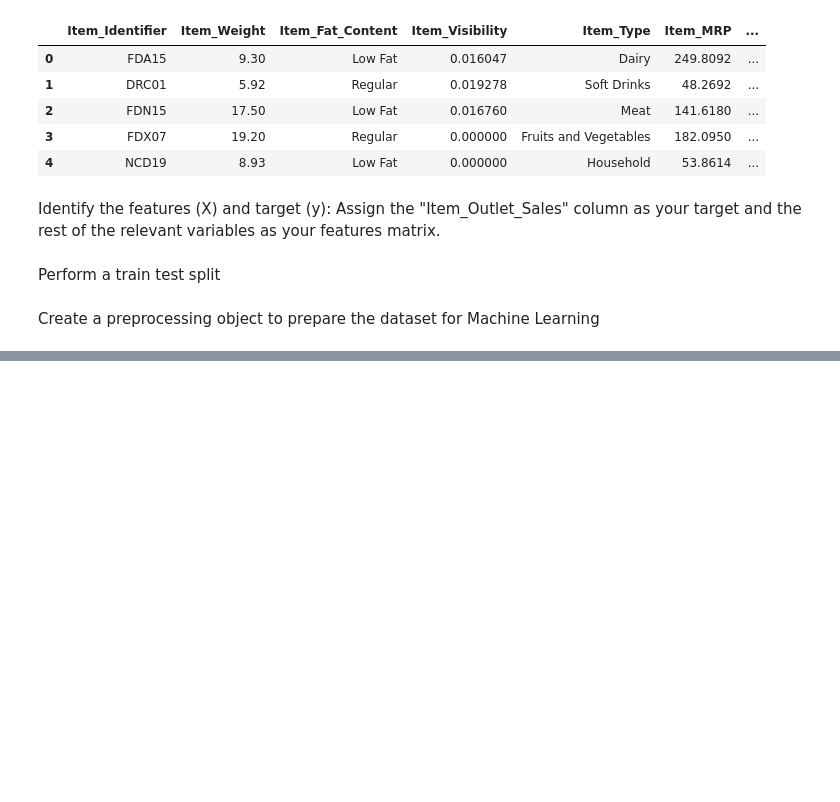
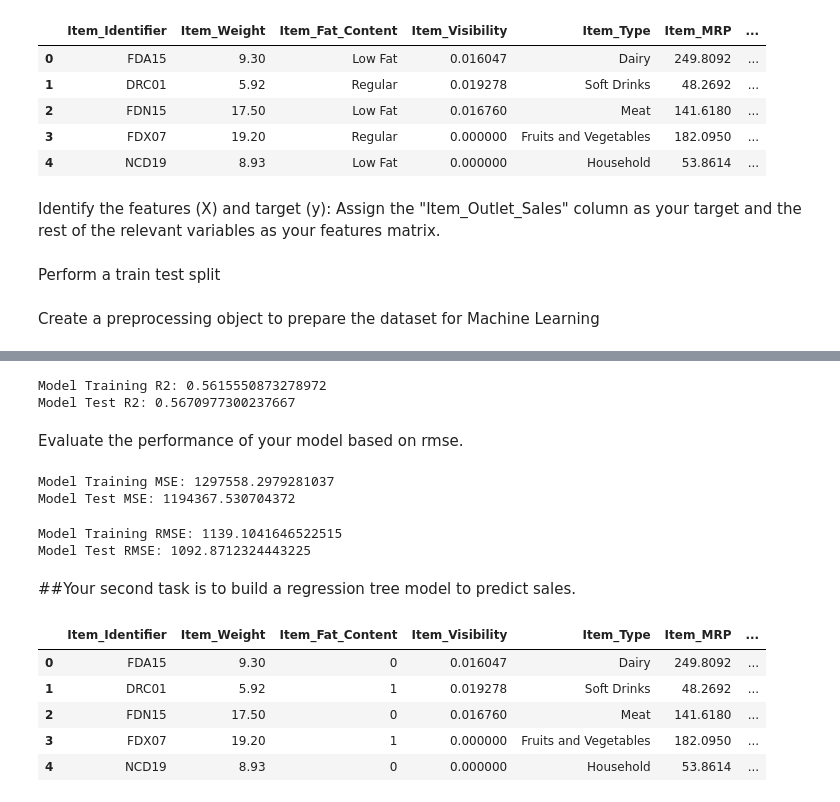
Before and after one commit to MichaelArthur224/Sales_Predictions, a Jupyter notebook: ML_Sales.ipynb, the cells around one changed output, grey strips where cells are left out. Saved outputs shown, nothing was run; the diff lists cells and outputs as text; code cells hidden in the pictures; blank space fills up the shorter version.

```diff
--- a/ML_Sales.ipynb
+++ b/ML_Sales.ipynb
@@ -13,15 +20,15 @@ Input Data
 df = pd.read_csv('/content/drive/MyDrive/sales_predictions.csv')
 # %%
 #dropping empty data
-df.dropna(subset = ['Item_Weight'], inplace=False)
+df.drop(columns = 'Item_Weight')
 #fix inconsistencies
 df['Item_Fat_Content'] = df['Item_Fat_Content'].replace('LF', 'Low Fat')
 df['Item_Fat_Content'] = df['Item_Fat_Content'].replace('reg', 'Regular')
 df['Item_Fat_Content'] = df['Item_Fat_Content'].replace('low fat', 'Low Fat')
 # %%
 #make copy
-og_df = df
-df.head()
+ml_df = df.copy()
+ml_df.head()
 # %% [output]
 |  | Item_Identifier | Item_Weight | Item_Fat_Content | Item_Visibility | Item_Type | Item_MRP | ... |
 | 0 | FDA15 | 9.30 | Low Fat | 0.016047 | Dairy | 249.8092 | ... |
@@ -87,0 +151,40 @@ train_ohe
+# %%
+train_r2 = r2_score(y_train, training_predictions)
+test_r2 = r2_score(y_test, test_predictions)
+
+print(f'Model Training R2: {train_r2}')
+print(f'Model Test R2: {test_r2}')
+# %% [output]
+Model Training R2: 0.5615550873278972
+Model Test R2: 0.5670977300237667
+# %% [markdown]
+Evaluate the performance of your model based on rmse.
+# %%
+train_mse = mean_squared_error(y_train, training_predictions)
+test_mse = mean_squared_error(y_test, test_predictions)
+
+print(f'Model Training MSE: {train_mse}')
+print(f'Model Test MSE: {test_mse}')
+# %% [output]
+Model Training MSE: 1297558.2979281037
+Model Test MSE: 1194367.530704372
+# %%
+train_rmse = np.sqrt(train_mse)
+test_rmse = np.sqrt(test_mse)
+
+print(f'Model Training RMSE: {train_rmse}')
+print(f'Model Test RMSE: {test_rmse}')
+# %% [output]
+Model Training RMSE: 1139.1041646522515
+Model Test RMSE: 1092.8712324443225
+# %% [markdown]
+##Your second task is to build a regression tree model to predict sales.
+# %%
+ml_df.head()
+# %% [output]
+|  | Item_Identifier | Item_Weight | Item_Fat_Content | Item_Visibility | Item_Type | Item_MRP | ... |
+| 0 | FDA15 | 9.30 | 0 | 0.016047 | Dairy | 249.8092 | ... |
+| 1 | DRC01 | 5.92 | 1 | 0.019278 | Soft Drinks | 48.2692 | ... |
+| 2 | FDN15 | 17.50 | 0 | 0.016760 | Meat | 141.6180 | ... |
+| 3 | FDX07 | 19.20 | 1 | 0.000000 | Fruits and Vegetables | 182.0950 | ... |
+| 4 | NCD19 | 8.93 | 0 | 0.000000 | Household | 53.8614 | ... |
```
Also changed, not shown: parts of 34 cells of this notebook.
